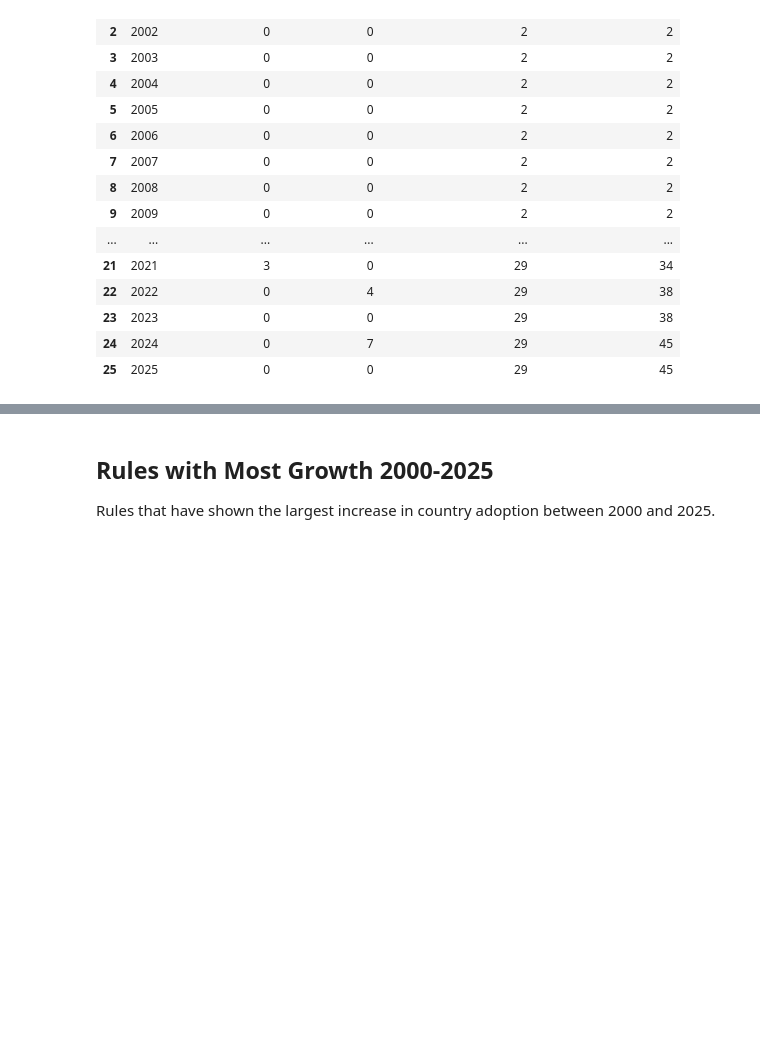
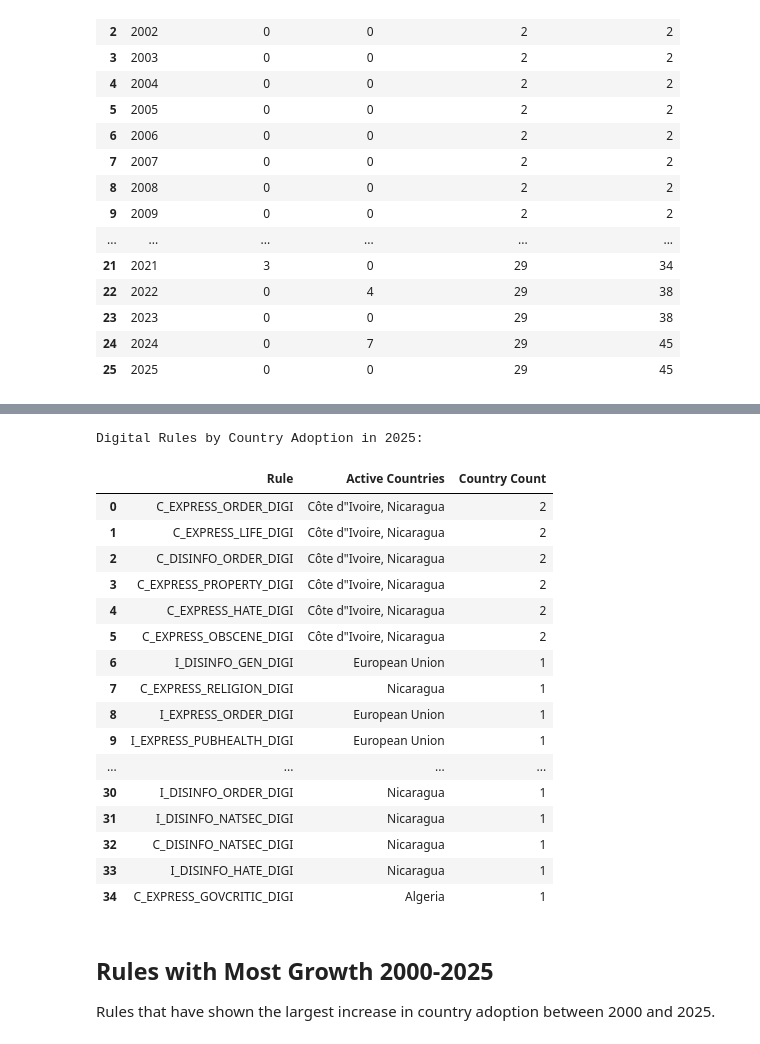
Before and after one commit to raulpzs/lex, a Jupyter notebook: notebooks/eda_new.ipynb, the cells around one changed output, grey strips where cells are left out. Cells and saved outputs as stored; diff of their text form; code cells hidden in the pictures; blank space fills up the shorter version.

```diff
--- a/notebooks/eda_new.ipynb
+++ b/notebooks/eda_new.ipynb
@@ -438,3 +474,40 @@ plt.show()
+# %%
+# Digital Rules by Country Adoption in 2025
+digi_rule_country_list = []
+
+for col in digi_cols:
+    active_countries = df_2025[df_2025[col].fillna(0) != 0]["COUNTRY"].tolist()
+    if active_countries:
+        digi_rule_country_list.append({
+            "Rule": col,
+            "Active Countries": ", ".join(sorted(active_countries)),
+            "Country Count": len(active_countries)
+        })
+
+digi_rule_country_df = pd.DataFrame(digi_rule_country_list)
+digi_rule_country_df = digi_rule_country_df.sort_values("Country Count", ascending=False).reset_index(drop=True)
+
+print(f"Digital Rules by Country Adoption in 2025:")
+digi_rule_country_df
+# %% [output]
+Digital Rules by Country Adoption in 2025:
+|  | Rule | Active Countries | Country Count |
+| 0 | C_EXPRESS_ORDER_DIGI | Côte d"Ivoire, Nicaragua | 2 |
+| 1 | C_EXPRESS_LIFE_DIGI | Côte d"Ivoire, Nicaragua | 2 |
+| 2 | C_DISINFO_ORDER_DIGI | Côte d"Ivoire, Nicaragua | 2 |
+| 3 | C_EXPRESS_PROPERTY_DIGI | Côte d"Ivoire, Nicaragua | 2 |
+| 4 | C_EXPRESS_HATE_DIGI | Côte d"Ivoire, Nicaragua | 2 |
+| 5 | C_EXPRESS_OBSCENE_DIGI | Côte d"Ivoire, Nicaragua | 2 |
+| 6 | I_DISINFO_GEN_DIGI | European Union | 1 |
+| 7 | C_EXPRESS_RELIGION_DIGI | Nicaragua | 1 |
+| 8 | I_EXPRESS_ORDER_DIGI | European Union | 1 |
+| 9 | I_EXPRESS_PUBHEALTH_DIGI | European Union | 1 |
+| ... | ... | ... | ... |
+| 30 | I_DISINFO_ORDER_DIGI | Nicaragua | 1 |
+| 31 | I_DISINFO_NATSEC_DIGI | Nicaragua | 1 |
+| 32 | C_DISINFO_NATSEC_DIGI | Nicaragua | 1 |
+| 33 | I_DISINFO_HATE_DIGI | Nicaragua | 1 |
+| 34 | C_EXPRESS_GOVCRITIC_DIGI | Algeria | 1 |
 # %% [markdown]
 ## Rules with Most Growth 2000-2025
 
```
Also changed, not shown: parts of 15 cells of this notebook, 3 other files.
